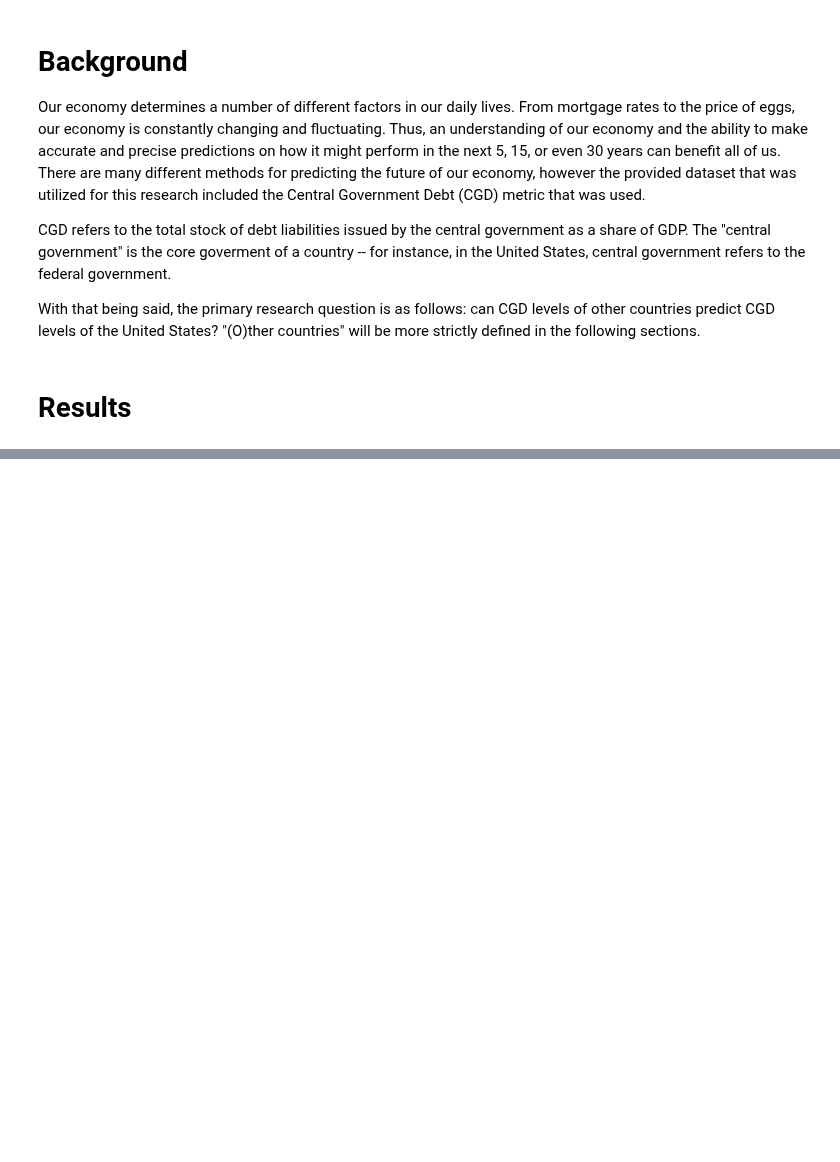
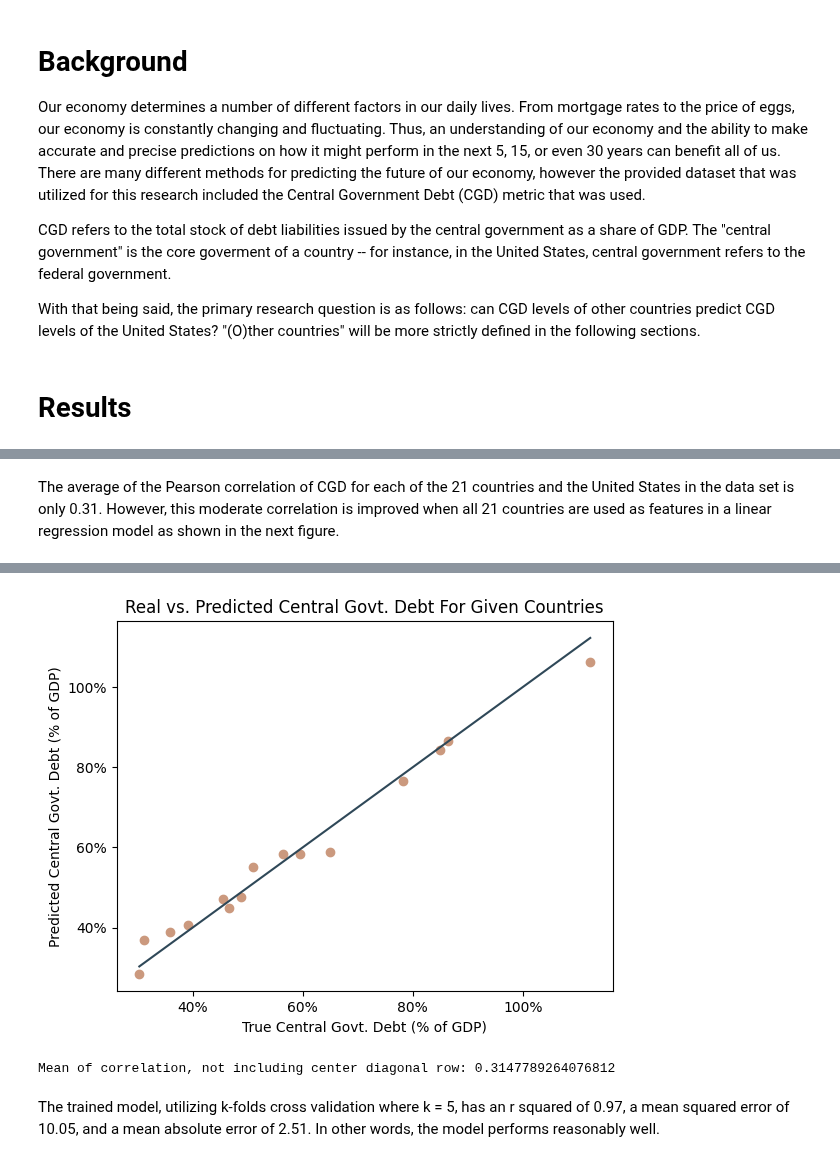
Before and after one commit to kurealnum/dsrp-2025, a Jupyter notebook: DSRP_Written_Report.ipynb, the cells around one changed output, grey strips where cells are left out. Saved outputs shown, nothing was run; the diff lists cells and outputs as text; code cells hidden in the pictures; blank space fills up the shorter version.

```diff
--- a/DSRP_Written_Report.ipynb
+++ b/DSRP_Written_Report.ipynb
@@ -28,0 +88,69 @@ Nevertheless, we will examine
+# %% [markdown]
+The average of the Pearson correlation of CGD for each of the 21 countries and the United States in the data set is only 0.31. However, this moderate correlation is improved when all 21 countries are used as features in a linear regression model as shown in the next figure.
+# %%
+!pip install pandas
+!pip install python-calamine
+!pip install matplotlib
+
+import pandas as pd
+import matplotlib.pyplot as plt
+import numpy as np
+import matplotlib.ticker as mtick
+from sklearn import model_selection
+from sklearn.linear_model import LinearRegression
+from sklearn.metrics import *
+
+# Read/get dataset
+central_govt_debt_url = "https://github.com/kurealnum/dsrp-2025/raw/refs/heads/main/Global%20Debt%20Data/central_govt_debt.xls"
+central_govt_debt_df = pd.read_excel(central_govt_debt_url, engine="calamine")
+
+central_govt_debt_df.replace("no data", pd.NA, inplace=True)
+central_govt_debt_df.rename(columns={"Central Government Debt (Percent of GDP)": "Countries"}, inplace=True)
+
+central_govt_debt_df.dropna(inplace=True)
+central_govt_debt_df.iloc[:, 1:] = central_govt_debt_df.iloc[:, 1:].astype(str).astype(float)
+central_govt_debt_df.index = central_govt_debt_df["Countries"]
+central_govt_debt_df.drop("Countries", axis = 1, inplace=True)
+
+plt.rcParams['font.family'] = 'sans-serif'
+
+features = central_govt_debt_df.T.drop("United States", axis = 1)
+label = central_govt_debt_df.T[["United States"]]
+
+X_train, X_test, y_train, y_test = model_selection.train_test_split(features, label, test_size=0.2, random_state=42)
+
+reg = LinearRegression()
+reg.fit(X_train, y_train)
+pred = reg.predict(X_test)
+
+print('mean squared: ', mean_squared_error(y_test, pred))
+print("mean absolute: ", mean_absolute_error(y_test, pred))
+print('r squared: ', r2_score(y_test, pred))
+print("\n")
+
+scores = model_selection.cross_val_score(reg, X_train, y_train, scoring='r2', cv=5)
+print("cross val scores mean: " + str(scores.mean()))
+
+scores = model_selection.cross_val_score(reg, X_train, y_train, scoring='neg_mean_absolute_error', cv=5)
+print("cross val scores mean absolute error: " + str(scores.mean()))
+
+scores = model_selection.cross_val_score(reg, X_train, y_train, scoring='neg_mean_squared_error', cv=5)
+print("cross val scores mean squared error: " + str(scores.mean()))
+
+
+percent_formatter = mtick.PercentFormatter()
+fig, ax = plt.subplots()
+ax.yaxis.set_major_formatter(percent_formatter)
+ax.xaxis.set_major_formatter(percent_formatter)
+plt.plot([y_test.min(), y_test.max()], [y_test.min(), y_test.max()], color = '#2f4858', label='Correct Predictions')
+plt.scatter(y_test, pred, color = "#cb997e")
+
+plt.xlabel('True Central Govt. Debt (% of GDP)')
+plt.ylabel('Predicted Central Govt. Debt (% of GDP)')
+plt.title("Real vs. Predicted Central Govt. Debt For Given Countries")
+plt.show()
+
+# Average of each correlation of central government debt for each country in the data set.
+
+print("Mean of correlation, not including center diagonal row: " + str(features.corr().values[np.triu_indices_from(features.corr().values,1)].mean()))
+# %% [output]
@@ -28,0 +174,4 @@ Nevertheless, we will examine
+[figure, added]
+Mean of correlation, not including center diagonal row: 0.3147789264076812
+# %% [markdown]
+The trained model, utilizing k-folds cross validation where k = 5, has an r squared of 0.97, a mean squared error of 10.05, and a mean absolute error of 2.51. In other words, the model performs reasonably well.
```
Also changed, not shown: parts of 9 cells of this notebook.
